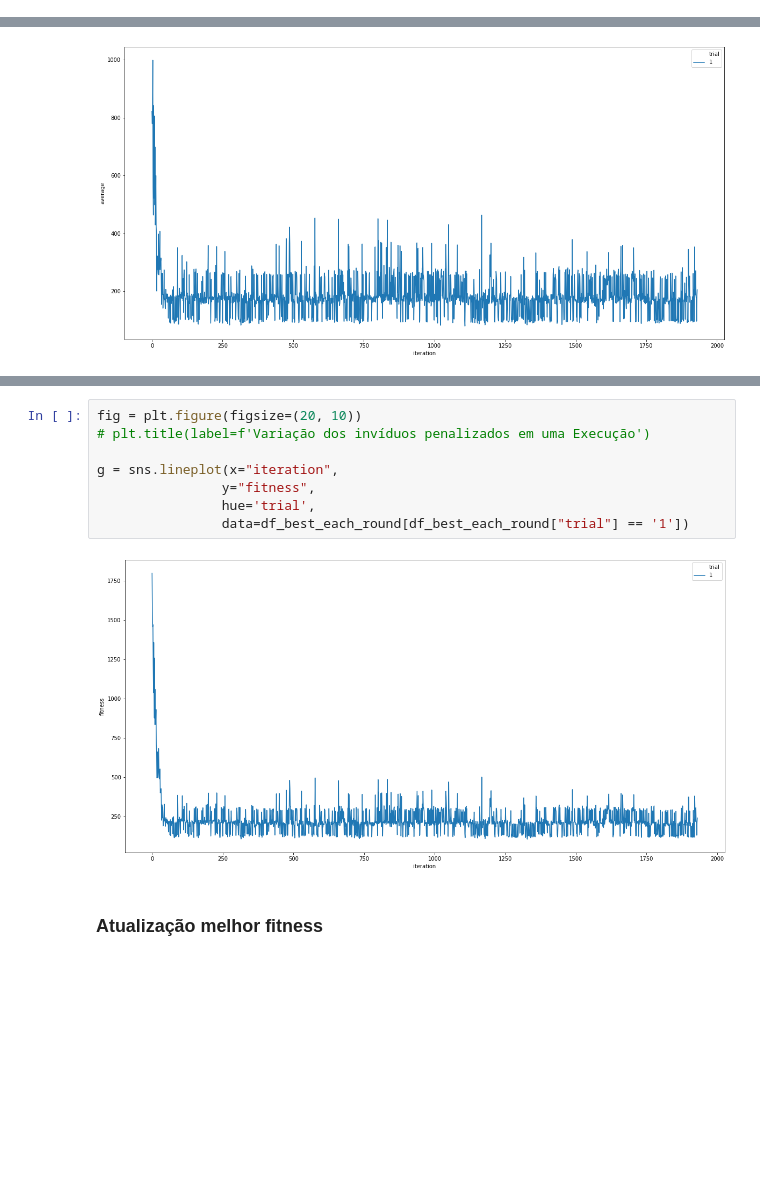
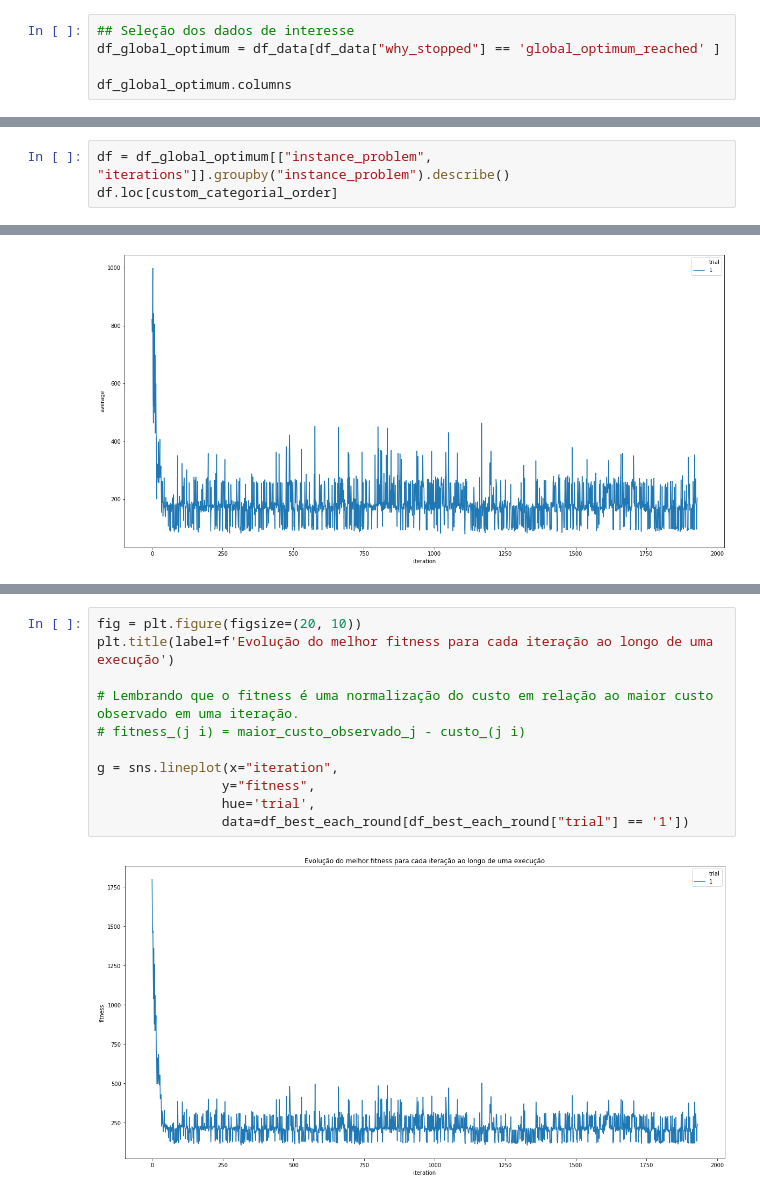
Before and after one commit to GiliardGodoi/binary-ga-stpg, a Jupyter notebook: notebooks/[2020-04-05] AED_Binary_AG_kapsalis_30_trials.ipynb, the cells around one changed output, grey strips where cells are left out. Cells and saved outputs as stored; diff of their text form; blank space fills up the shorter version.

```diff
--- a/notebooks/[2020-04-05] AED_Binary_AG_kapsalis_30_trials.ipynb
+++ b/notebooks/[2020-04-05] AED_Binary_AG_kapsalis_30_trials.ipynb
@@ -368,0 +407,5 @@ sns.boxplot(y="run_time",
+# %%
+## Seleção dos dados de interesse
+df_global_optimum = df_data[df_data["why_stopped"] == 'global_optimum_reached' ]
+
+df_global_optimum.columns
@@ -368,0 +460,3 @@ sns.boxplot(y="run_time",
+# %%
+df = df_global_optimum[["instance_problem", "iterations"]].groupby("instance_problem").describe()
+df.loc[custom_categorial_order]
@@ -568,12 +675,13 @@ df.loc[trial_order]
 # %%
 fig = plt.figure(figsize=(20, 10))
-# plt.title(label=f'Variação dos invíduos penalizados em uma Execução')
+plt.title(label=f'Evolução do melhor fitness para cada iteração ao longo de uma execução')
+
+# Lembrando que o fitness é uma normalização do custo em relação ao maior custo observado em uma iteração.
+# fitness_(j i) = maior_custo_observado_j - custo_(j i)
 
 g = sns.lineplot(x="iteration",
                 y="fitness",
                 hue='trial',
                 data=df_best_each_round[df_best_each_round["trial"] == '1'])
 # %% [output]
-[figure, old version]
+[figure, new version]
-# %% [markdown]
-### Atualização melhor fitness
```
Also changed, not shown: parts of 59 cells of this notebook.
